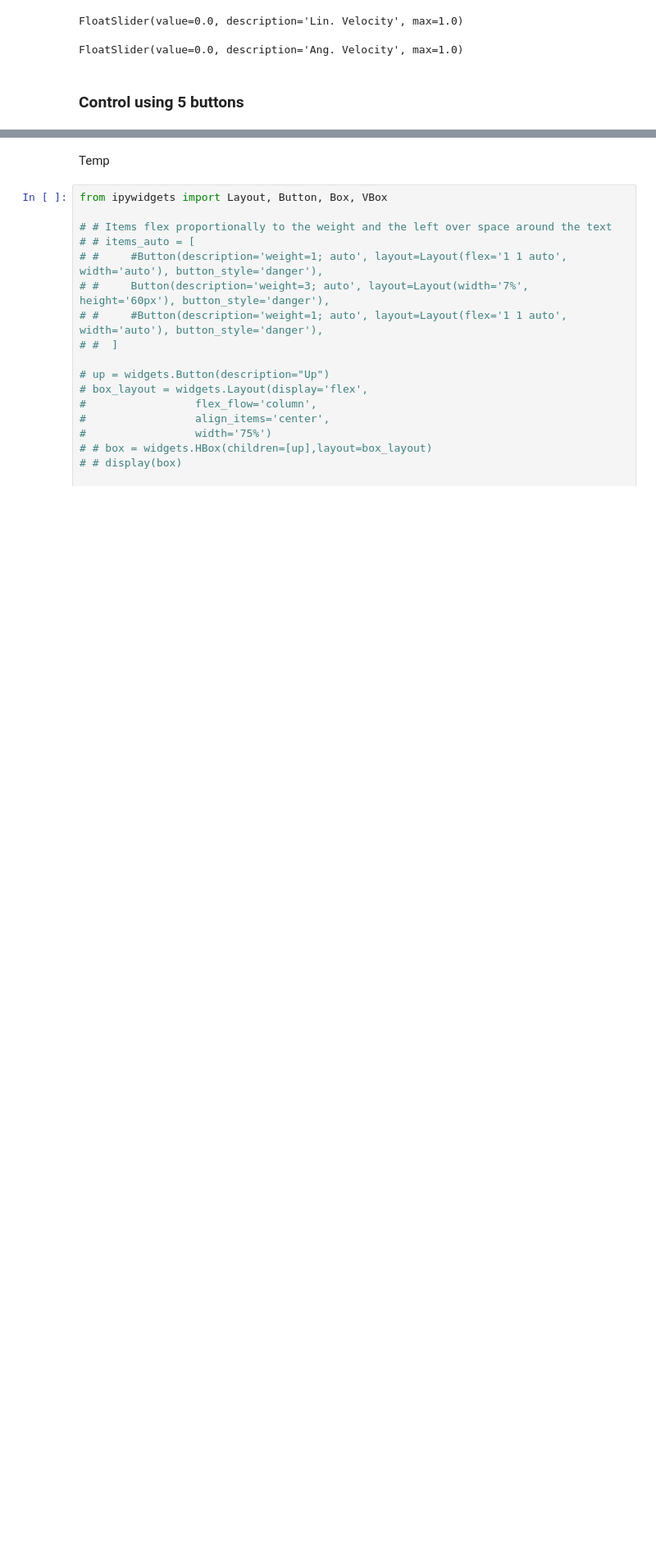
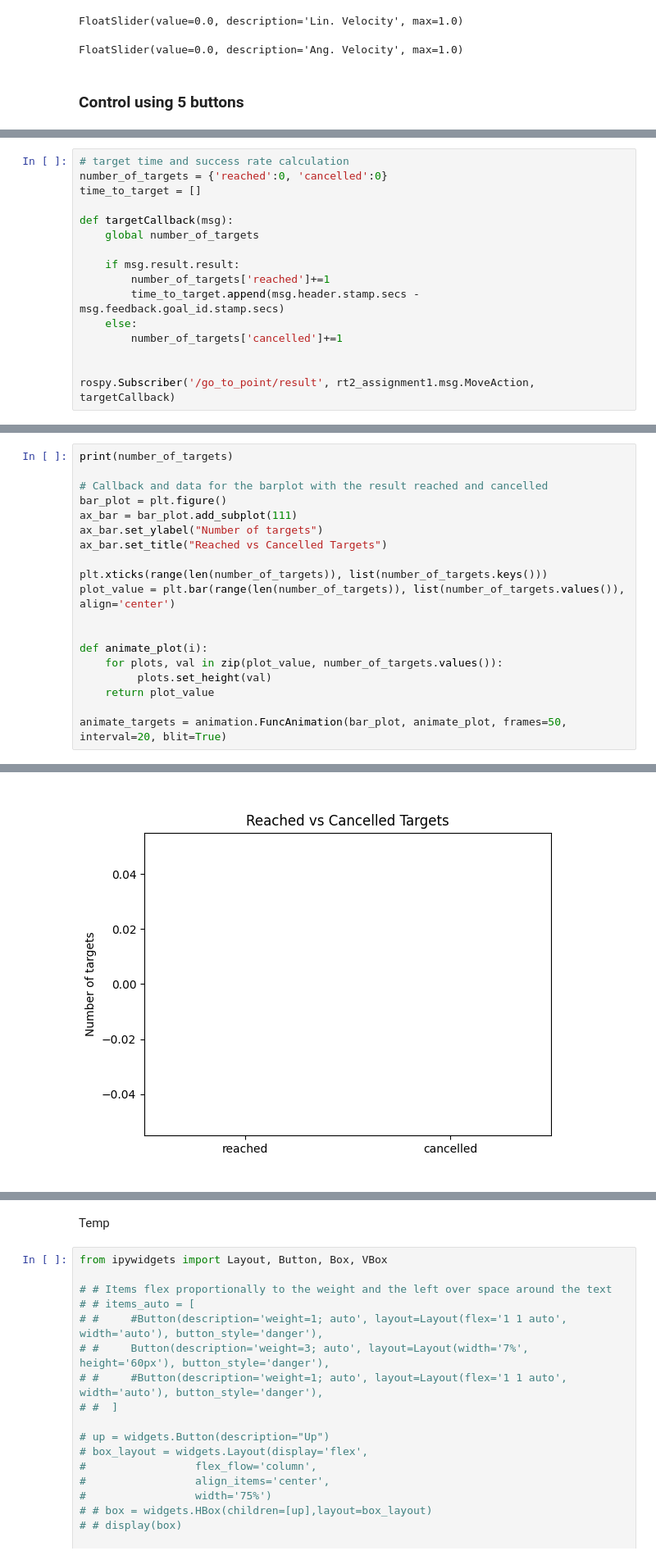
Before and after one commit to jerin-joy/ResearchTrack2_Assignment1, a Jupyter notebook: Robot Control.ipynb, the cells around one changed output, grey strips where cells are left out. Shown: that part at 82% size. Cells and saved outputs as stored; diff of their text form; blank space fills up the shorter version.

Commit message:
implement targetCallback

```diff
--- a/Robot Control.ipynb
+++ b/Robot Control.ipynb
@@ -300,0 +293,16 @@ Robot stopped
+# %%
+# target time and success rate calculation
+number_of_targets = {'reached':0, 'cancelled':0}
+time_to_target = []
+
+def targetCallback(msg):
+    global number_of_targets
+
+    if msg.result.result:
+        number_of_targets['reached']+=1
+        time_to_target.append(msg.header.stamp.secs - msg.feedback.goal_id.stamp.secs)
+    else:
+        number_of_targets['cancelled']+=1
+
+
+rospy.Subscriber('/go_to_point/result', rt2_assignment1.msg.MoveAction, targetCallback)
@@ -302,0 +317,20 @@ Robot stopped
+# %%
+print(number_of_targets)
+
+# Callback and data for the barplot with the result reached and cancelled
+bar_plot = plt.figure()
+ax_bar = bar_plot.add_subplot(111)
+ax_bar.set_ylabel("Number of targets")
+ax_bar.set_title("Reached vs Cancelled Targets")
+
+plt.xticks(range(len(number_of_targets)), list(number_of_targets.keys()))
+plot_value = plt.bar(range(len(number_of_targets)), list(number_of_targets.values()), align='center')
+
+
+def animate_plot(i):
+    for plots, val in zip(plot_value, number_of_targets.values()):
+         plots.set_height(val)
+    return plot_value
+
+animate_targets = animation.FuncAnimation(bar_plot, animate_plot, frames=50, interval=20, blit=True)
+# %% [output]
@@ -303 +338,2 @@ Robot stopped
+[figure, added]
 # %% [markdown]
```
Also changed, not shown: parts of 10 cells of this notebook.
